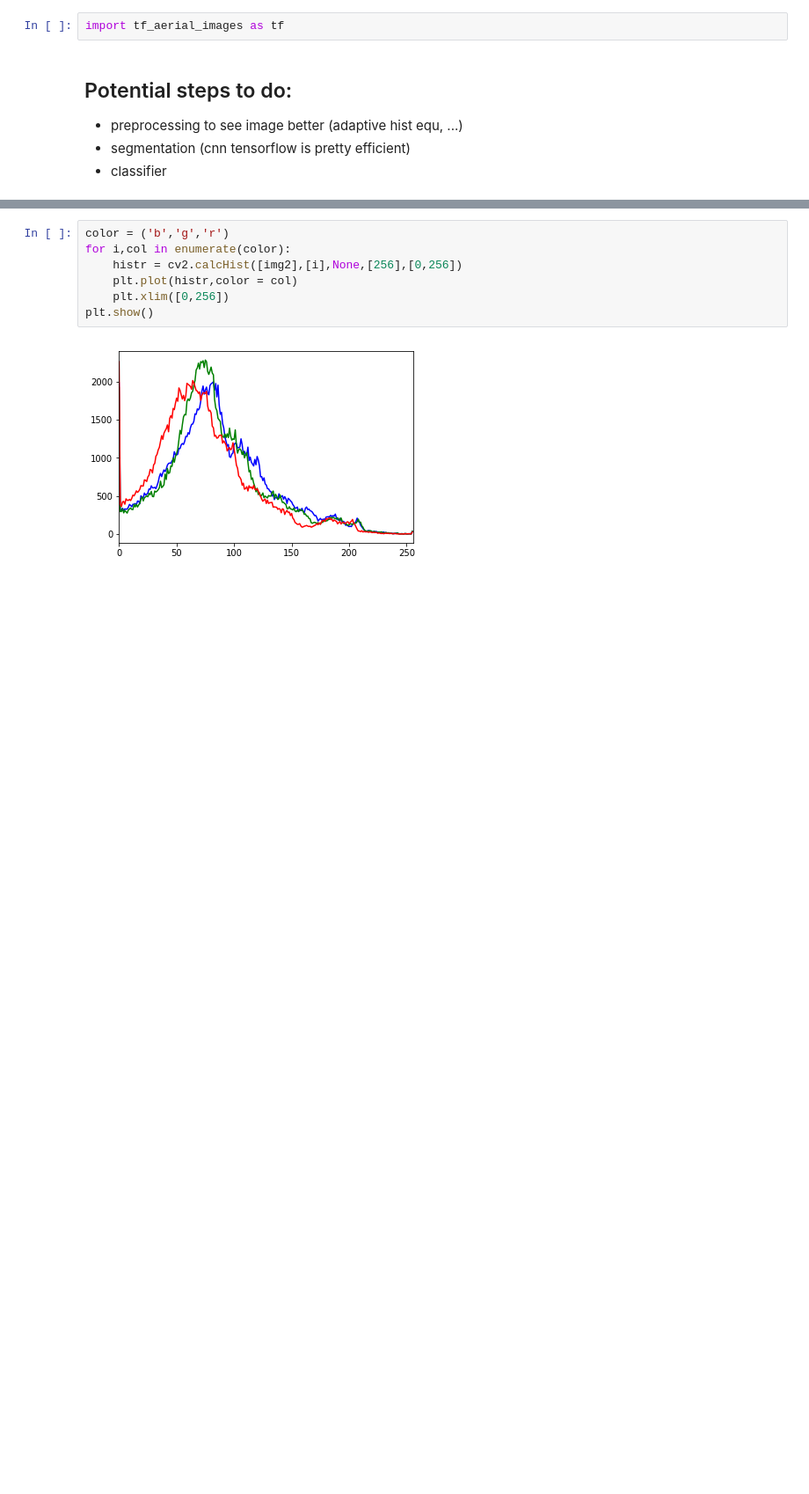
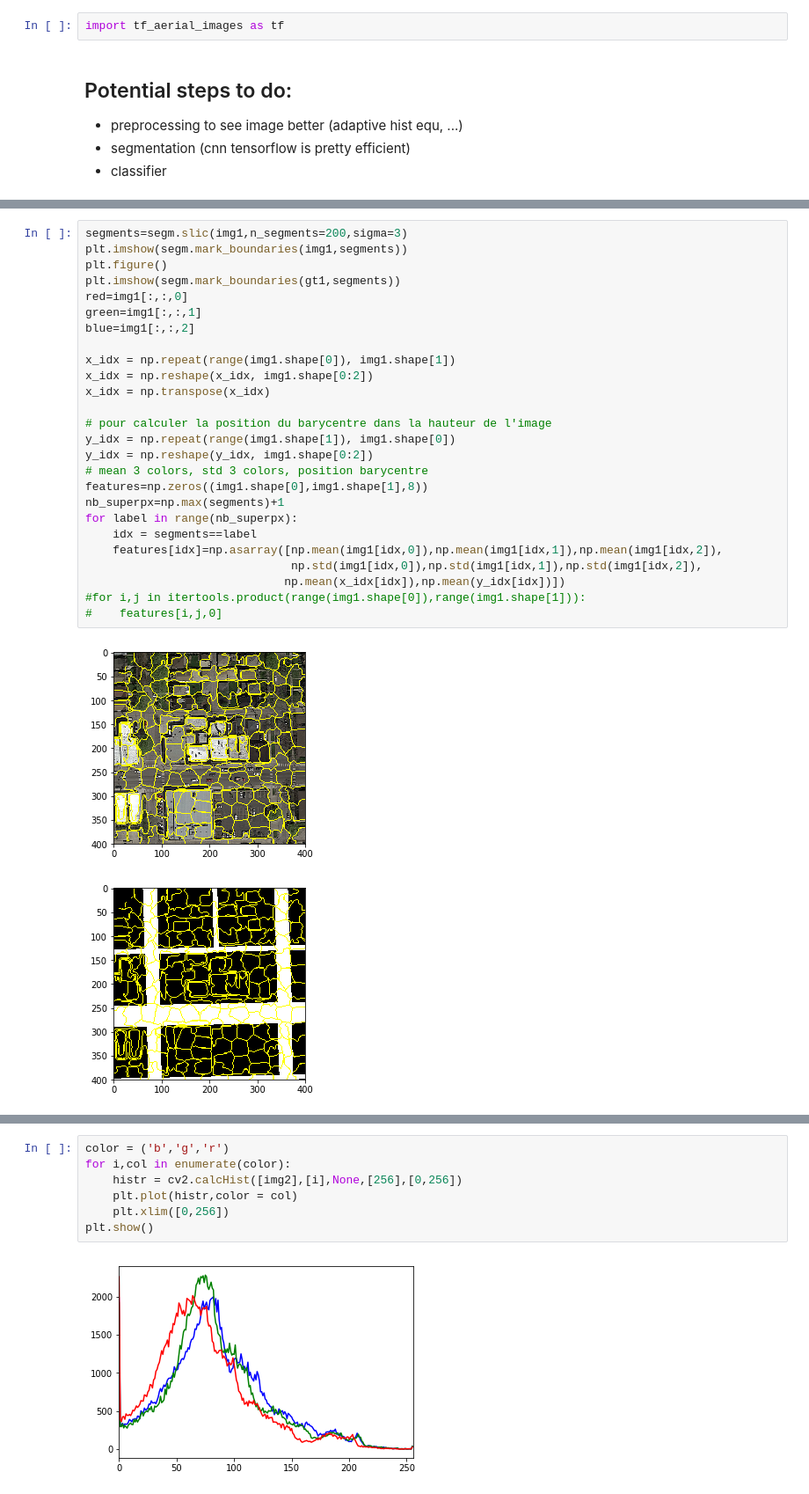
Before and after one commit to Droxef/ML2017_project2, a Jupyter notebook: segment_aerial_images.ipynb, the cells around one changed output, grey strips where cells are left out. Shown at 88% size. Drawn from its saved outputs; the diff is of its cells as text; blank space fills up the shorter version.

```diff
--- a/segment_aerial_images.ipynb
+++ b/segment_aerial_images.ipynb
@@ -269,0 +337,29 @@ plt.imshow(img1)
+# %%
+segments=segm.slic(img1,n_segments=200,sigma=3)
+plt.imshow(segm.mark_boundaries(img1,segments))
+plt.figure()
+plt.imshow(segm.mark_boundaries(gt1,segments))
+red=img1[:,:,0]
+green=img1[:,:,1]
+blue=img1[:,:,2]
+
+x_idx = np.repeat(range(img1.shape[0]), img1.shape[1])
+x_idx = np.reshape(x_idx, img1.shape[0:2])
+x_idx = np.transpose(x_idx)
+
+# pour calculer la position du barycentre dans la hauteur de l'image
+y_idx = np.repeat(range(img1.shape[1]), img1.shape[0])
+y_idx = np.reshape(y_idx, img1.shape[0:2])
+# mean 3 colors, std 3 colors, position barycentre
+features=np.zeros((img1.shape[0],img1.shape[1],8))
+nb_superpx=np.max(segments)+1
+for label in range(nb_superpx):
+    idx = segments==label
+    features[idx]=np.asarray([np.mean(img1[idx,0]),np.mean(img1[idx,1]),np.mean(img1[idx,2]),
+                              np.std(img1[idx,0]),np.std(img1[idx,1]),np.std(img1[idx,2]),
+                             np.mean(x_idx[idx]),np.mean(y_idx[idx])])
+#for i,j in itertools.product(range(img1.shape[0]),range(img1.shape[1])):
+#    features[i,j,0]
+# %% [output]
+[figure, added]
+[figure, added]
```
Also changed, not shown: parts of 14 cells of this notebook.
